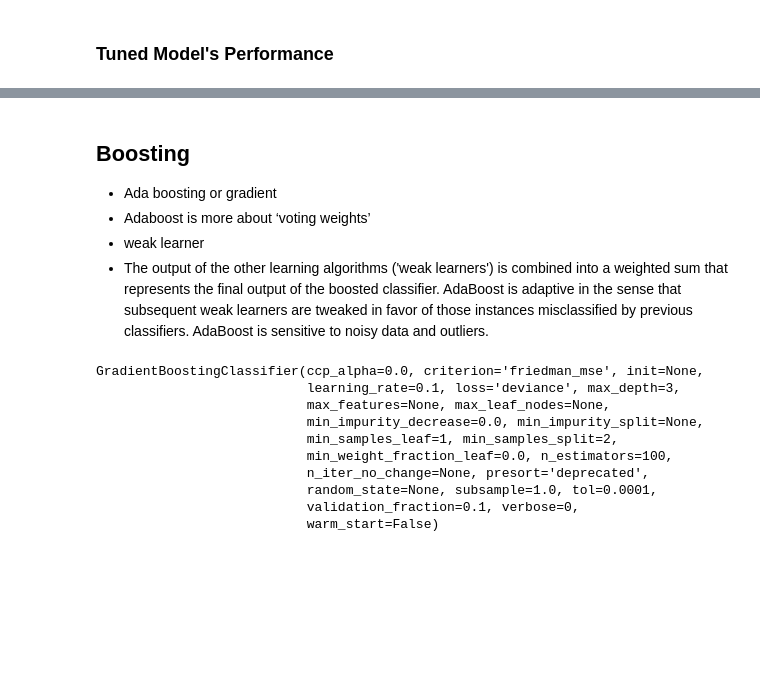
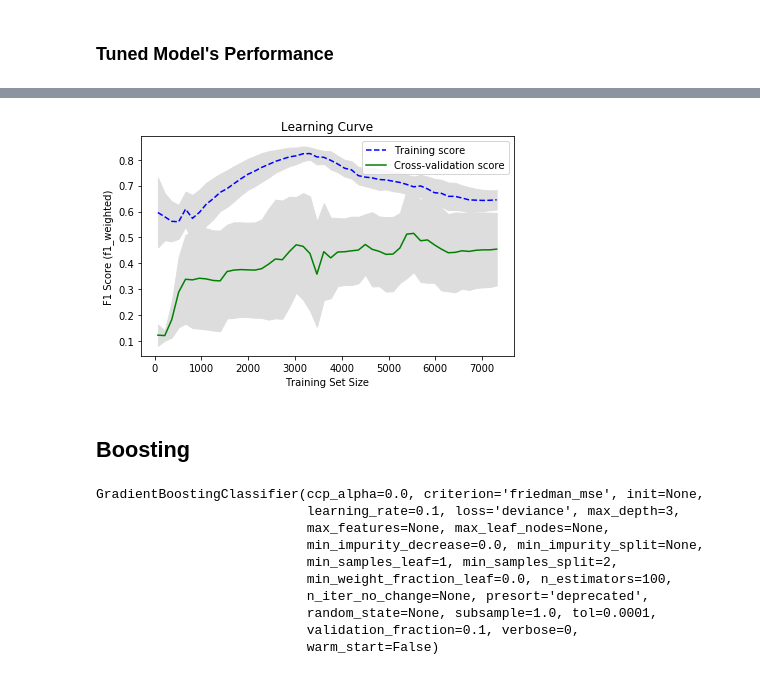
Before and after one commit to lizkalina/cs-7641-supervised-learning, a Jupyter notebook: supervised_learning_runner.ipynb, the cells around one changed output, grey strips where cells are left out. Cells and saved outputs as stored; diff of their text form; code cells hidden in the pictures; blank space fills up the shorter version.

```diff
--- a/supervised_learning_runner.ipynb
+++ b/supervised_learning_runner.ipynb
@@ -251,7 +254,7 @@ params_grid = {'C': [0.1, 1, 10, 100, 1000],
               'gamma': [1, 0.1, 0.01, 0.001, 0.0001],
               'kernel': ['rbf', 'linear']}
 # %%
-svm_model = GridSearchCV(SVC(), params_grid, cv=5)
+svm_model = GridSearchCV(SVC(), params_grid, cv=5, scoring='f1_weighted')
 svm_model.fit(X_train, y_train)
 # %% [output]
 GridSearchCV(cv=5, error_score=nan,
@@ -278,7 +301,7 @@ print(classification_report(y_test, y_pred, labels=svc_clf_tuned.classes_))
-# %% [markdown]
-## Boosting
-* Ada boosting or gradient
-* Adaboost is more about ‘voting weights’
-* weak learner
-* The output of the other learning algorithms ('weak learners') is combined into a weighted sum that represents the final output of the boosted classifier. AdaBoost is adaptive in the sense that subsequent weak learners are tweaked in favor of those instances misclassified by previous classifiers. AdaBoost is sensitive to noisy data and outliers.
+# %%
+plot_learning_curve(svc_clf_tuned, feature_df, target_outcome, 'f1_weighted')
+# %% [output]
+[figure, added]
+# %% [markdown]
+## Boosting
 # %%
```
Also changed, not shown: parts of 45 cells of this notebook.
